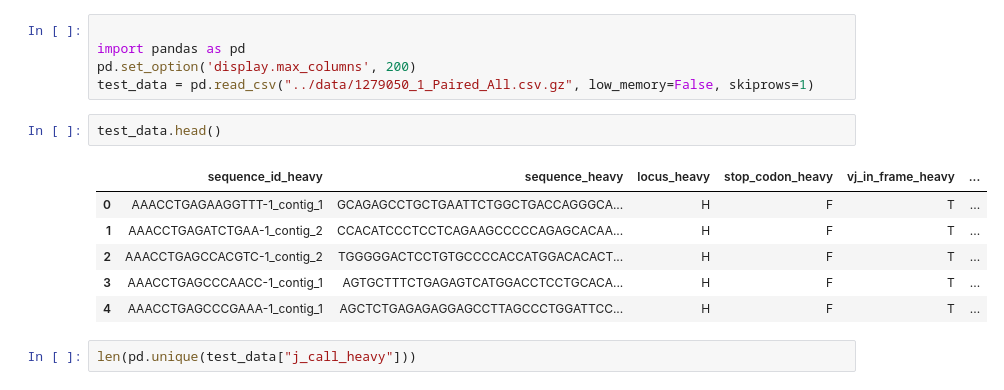
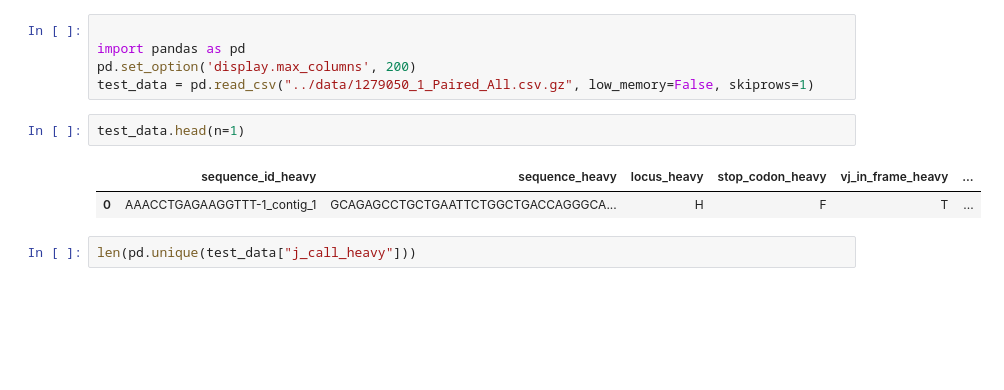
Before and after one commit to sridhara-omics/OAS_wrapper, a Jupyter notebook: notebooks/OAS_testing.ipynb, the cells around one changed output. Drawn from its saved outputs; the diff is of its cells as text; blank space fills up the shorter version.

```diff
--- a/notebooks/OAS_testing.ipynb
+++ b/notebooks/OAS_testing.ipynb
@@ -8,14 +8,10 @@ import pandas as pd
 pd.set_option('display.max_columns', 200)
 test_data = pd.read_csv("../data/1279050_1_Paired_All.csv.gz", low_memory=False, skiprows=1)
 # %%
-test_data.head()
+test_data.head(n=1)
 # %% [output]
 |  | sequence_id_heavy | sequence_heavy | locus_heavy | stop_codon_heavy | vj_in_frame_heavy | ... |
 | 0 | AAACCTGAGAAGGTTT-1_contig_1 | GCAGAGCCTGCTGAATTCTGGCTGACCAGGGCA... | H | F | T | ... |
-| 1 | AAACCTGAGATCTGAA-1_contig_2 | CCACATCCCTCCTCAGAAGCCCCCAGAGCACAA... | H | F | T | ... |
-| 2 | AAACCTGAGCCACGTC-1_contig_2 | TGGGGGACTCCTGTGCCCCACCATGGACACACT... | H | F | T | ... |
-| 3 | AAACCTGAGCCCAACC-1_contig_1 | AGTGCTTTCTGAGAGTCATGGACCTCCTGCACA... | H | F | T | ... |
-| 4 | AAACCTGAGCCCGAAA-1_contig_1 | AGCTCTGAGAGAGGAGCCTTAGCCCTGGATTCC... | H | F | T | ... |
 # %%
 len(pd.unique(test_data["j_call_heavy"]))
 # %% [output]
```
Also changed, not shown: 1 other file.
